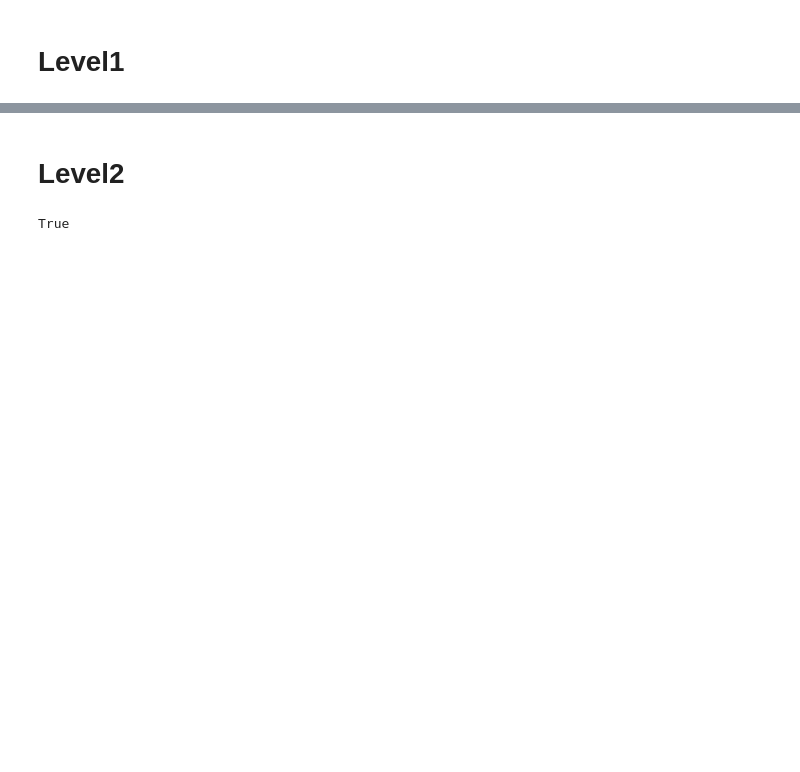
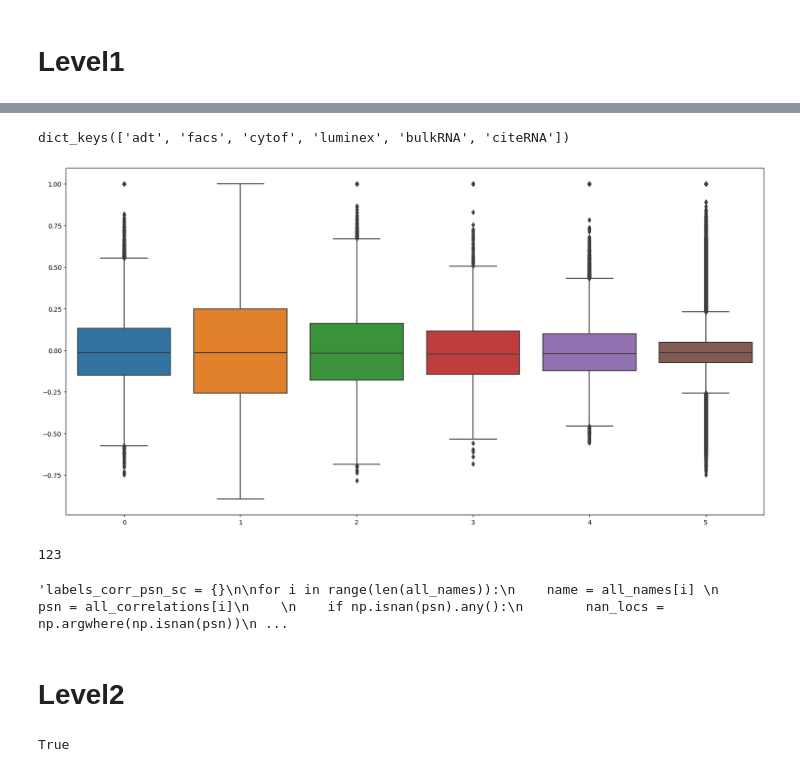
Before and after one commit to theislab/integraph, a Jupyter notebook: notebooks/psn.ipynb, the cells around one changed output, grey strips where cells are left out. Drawn from its saved outputs; the diff is of its cells as text; code cells hidden in the pictures; blank space fills up the shorter version.

```diff
--- a/notebooks/psn.ipynb
+++ b/notebooks/psn.ipynb
@@ -560,4 +398,0 @@ for id, ad_obj in noise_74.items():
-# %%
-for id in noise_affs.keys():
-    np.random.shuffle(noise_affs[id])
-    np.random.shuffle(noise_psns[id])
@@ -868,0 +409,44 @@ with open(os.path.join(level1, 'labels_knn_wa_leiden.pickle'), 'wb') as f:
+# %%
+level1_kernel_psns = {}
+graphs = compute.make_affinity(list(level1_fm.values()), metric=best_kernel["metric"], K=best_kernel["k"], mu=best_kernel["mu"], normalize = False)
+for i, id in enumerate(level1_graphs.keys()):
+    level1_kernel_psns[id] = graphs[i]
+
+noise_kernel_psns = {}
+graphs_noise = [g.X for g in noise_74.values()]
+graphs_noise = compute.make_affinity(graphs_noise, metric=best_kernel["metric"], K=best_kernel["k"], mu=best_kernel["mu"], normalize = False)
+for i, id in enumerate(noise_74.keys()):
+    noise_kernel_psns[id] = graphs_noise[i]
+# %%
+level1_correlations = {}
+for id, ad_obj in level1_graphs.items():
+    level1_correlations[id] = ad_obj.to_df().T.corr().to_numpy()
+
+noise_correlations = {}
+for id, ad_obj in noise_74.items():
+    noise_correlations[id] = ad_obj.to_df().T.corr().to_numpy()
+# %%
+for id in noise_kernel_psns.keys():
+    np.random.shuffle(noise_kernel_psns[id])
+    np.random.shuffle(noise_knn_psns[id])
+    np.random.shuffle(noise_correlations[id])
+# %%
+corr_info_per_modality = {m: [] for m in set(id_to_modality.values())}
+for id, c in level1_correlations.items():
+    m = id_to_modality[id]
+    corr_info_per_modality[m] =corr_info_per_modality[m] + (list(c.flatten()))
+
+print(corr_info_per_modality.keys())
+fig, ax = plt.subplots(figsize=(20,10))
+ax = sb.boxplot(list(corr_info_per_modality.values()), ax = ax )
+
+
+correlations_original = level1_correlations.copy()
+for id, c in level1_correlations.items():
+    zeros = np.argwhere(c < 0)
+    for z_loc in zeros:
+        c[z_loc[0], z_loc[1]] = 0
+    level1_correlations[id] = c
+# %% [output]
+dict_keys(['adt', 'facs', 'cytof', 'luminex', 'bulkRNA', 'citeRNA'])
+[figure, added]
@@ -869,2 +479,29 @@ with open(os.path.join(level1, 'labels_knn_wa_leiden.pickle'), 'wb') as f:
+# %%
+print("123")
+"""labels_corr_psn_sc = {}
+
+for i in range(len(all_names)):
+    name = all_names[i]
+    psn = all_correlations[i]
+
+    if np.isnan(psn).any():
+        nan_locs = np.argwhere(np.isnan(psn))
+        for loc in nan_locs:
+            psn[loc[0], loc[1]] = 0
+        print(np.isnan(psn).any() == False)
+
+    if np.isinf(psn).any():
+        inf_locs = np.argwhere(np.isinf(psn))
+        for loc in inf_locs:
+            psn[loc[0], loc[1]] = 0
+        print(np.isinf(psn).any() == False)
+
+    first, second = compute.get_n_clusters(psn)
+    labels_sc_corr = cluster.spectral_clustering(psn, n_clusters=first, n_init = 40)
+
+    labels_corr_psn_sc[name] = labels_sc_corr"""
+# %% [output]
+123
+'labels_corr_psn_sc = {}\n\nfor i in range(len(all_names)):\n    name = all_names[i] \n    psn = all_correlations[i]\n    \n    if np.isnan(psn).any():\n        nan_locs = np.argwhere(np.isnan(psn))\n ...
 # %% [markdown]
 # Level2
```
Also changed, not shown: parts of 108 cells of this notebook, 2 other files.
